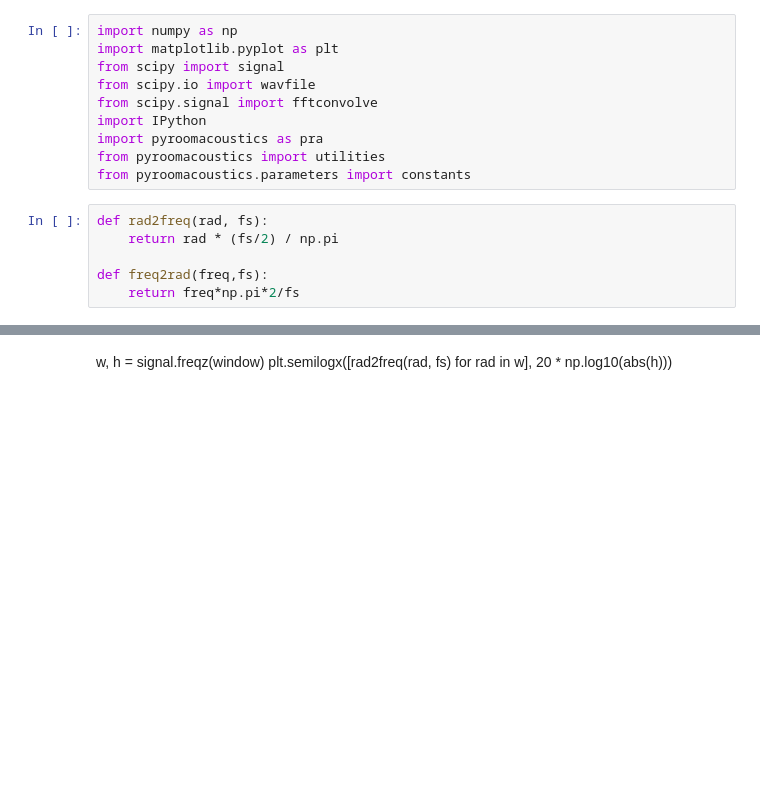
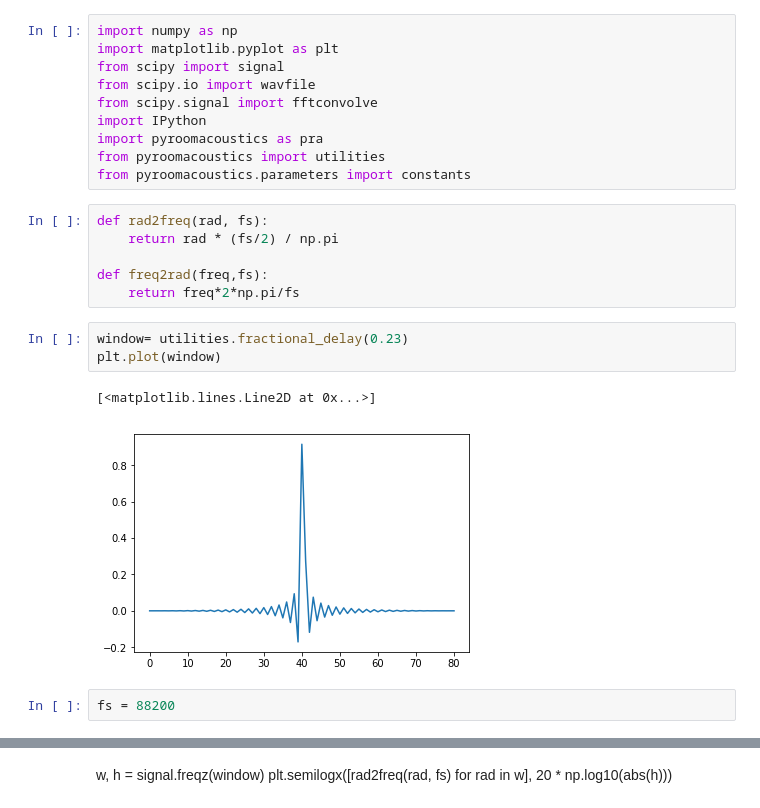
Before and after one commit to LCAV/pyroomacoustics, a Jupyter notebook: signal_tests.ipynb, the cells around one changed output, grey strips where cells are left out. Saved outputs shown, nothing was run; the diff lists cells and outputs as text; blank space fills up the shorter version.

```diff
--- a/signal_tests.ipynb
+++ b/signal_tests.ipynb
@@ -13,5 +13,13 @@ def rad2freq(rad, fs):
     return rad * (fs/2) / np.pi
 
 def freq2rad(freq,fs):
-    return freq*np.pi*2/fs
+    return freq*2*np.pi/fs
+# %%
+window= utilities.fractional_delay(0.23)
+plt.plot(window)
+# %% [output]
+[<matplotlib.lines.Line2D at 0x...>]
+[figure, added]
+# %%
+fs = 88200
 # %%
```
Also changed, not shown: parts of 9 cells of this notebook, 2 other files.
